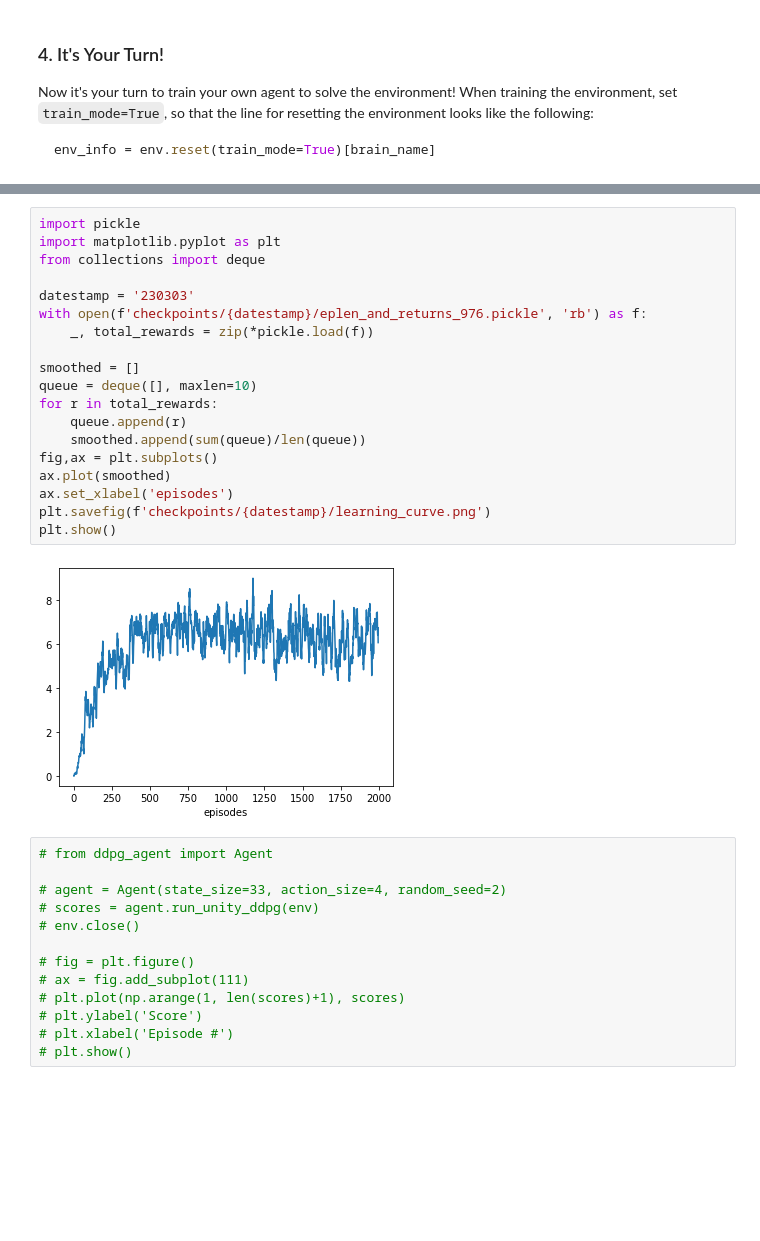
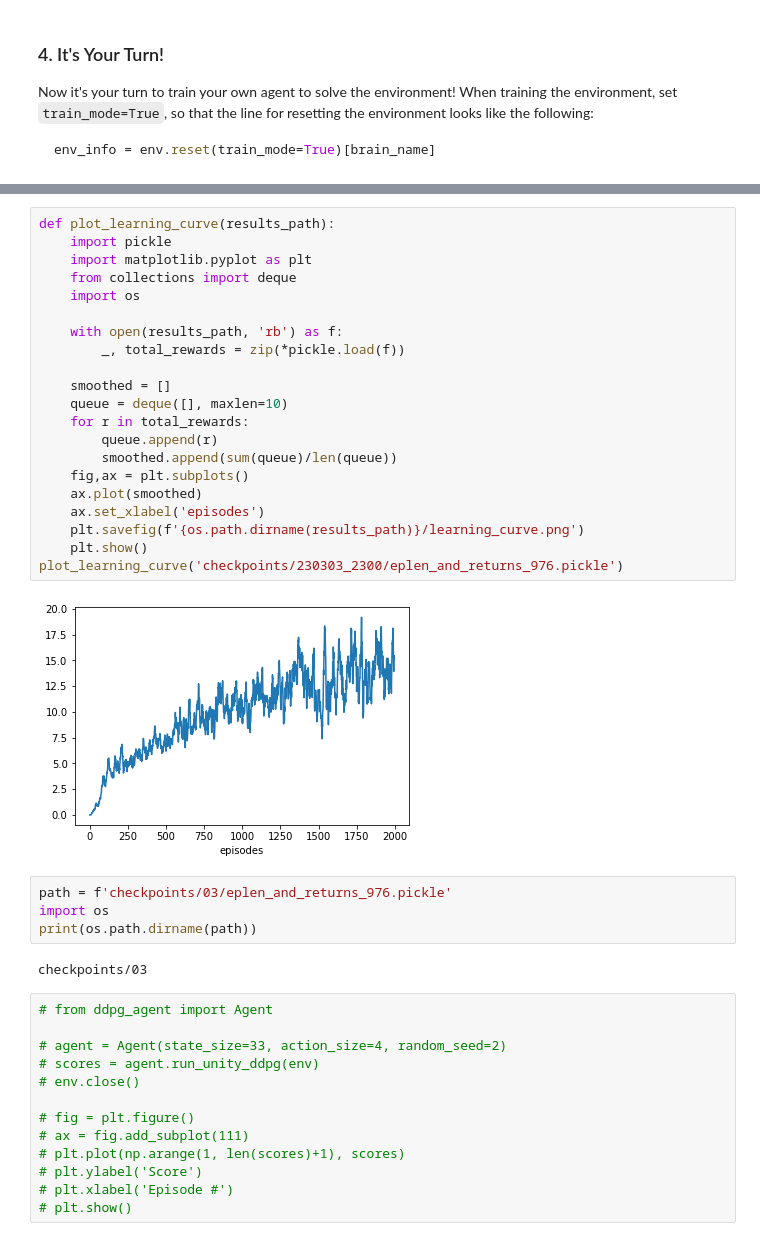
Before and after one commit to hoonji/p2_continuous-control, a Jupyter notebook: Continuous_Control.ipynb, the cells around one changed output, grey strips where cells are left out. Cells and saved outputs as stored; diff of their text form; blank space fills up the shorter version.

```diff
--- a/Continuous_Control.ipynb
+++ b/Continuous_Control.ipynb
@@ -191,24 +189,32 @@ last 100 returns: 14.334999679587781
 # %%
-import pickle
-import matplotlib.pyplot as plt
-from collections import deque
+def plot_learning_curve(results_path):
+    import pickle
+    import matplotlib.pyplot as plt
+    from collections import deque
+    import os
 
-datestamp = '230303'
-with open(f'checkpoints/{datestamp}/eplen_and_returns_976.pickle', 'rb') as f:
-    _, total_rewards = zip(*pickle.load(f))
+    with open(results_path, 'rb') as f:
+        _, total_rewards = zip(*pickle.load(f))
 
-smoothed = []
-queue = deque([], maxlen=10)
-for r in total_rewards:
-    queue.append(r)
-    smoothed.append(sum(queue)/len(queue))
-fig,ax = plt.subplots()
-ax.plot(smoothed)
-ax.set_xlabel('episodes')
-plt.savefig(f'checkpoints/{datestamp}/learning_curve.png')
-plt.show()
+    smoothed = []
+    queue = deque([], maxlen=10)
+    for r in total_rewards:
+        queue.append(r)
+        smoothed.append(sum(queue)/len(queue))
+    fig,ax = plt.subplots()
+    ax.plot(smoothed)
+    ax.set_xlabel('episodes')
+    plt.savefig(f'{os.path.dirname(results_path)}/learning_curve.png')
+    plt.show()
+plot_learning_curve('checkpoints/230303_2300/eplen_and_returns_976.pickle')
 # %% [output]
-[figure, old version]
+[figure, new version]
+# %%
+path = f'checkpoints/03/eplen_and_returns_976.pickle'
+import os
+print(os.path.dirname(path))
+# %% [output]
+checkpoints/03
 # %%
 # from ddpg_agent import Agent
 
```
Also changed, not shown: parts of 3 cells of this notebook, 2 other files.
